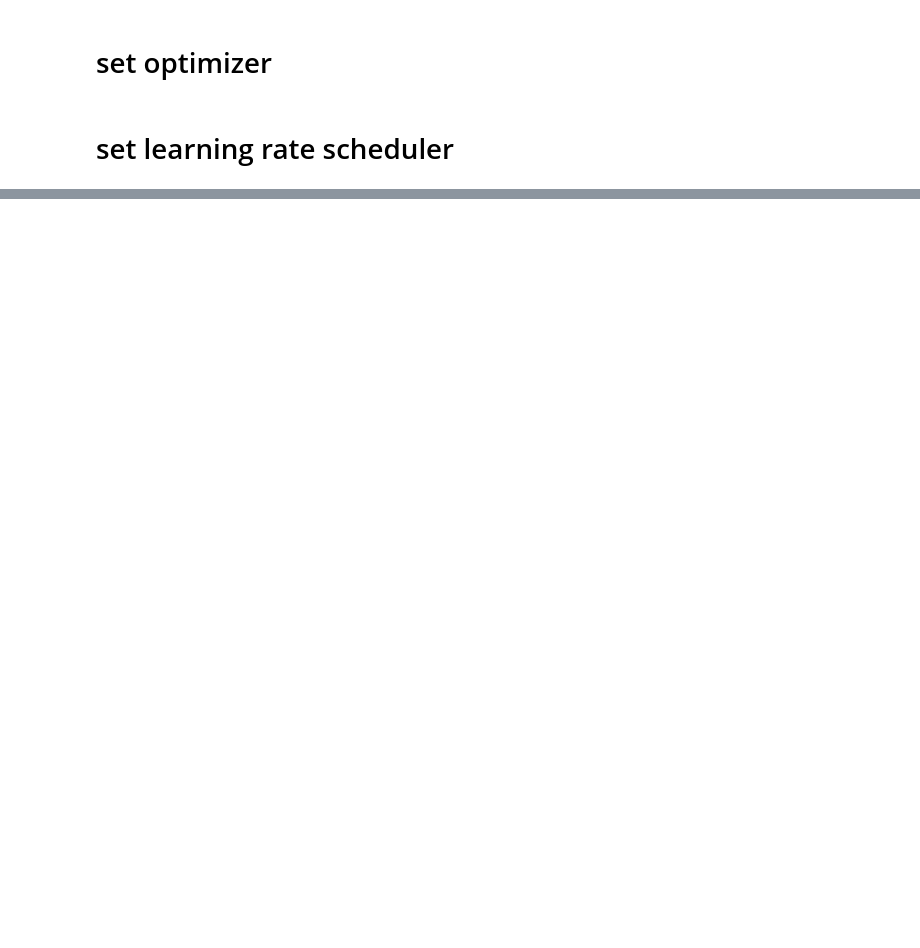
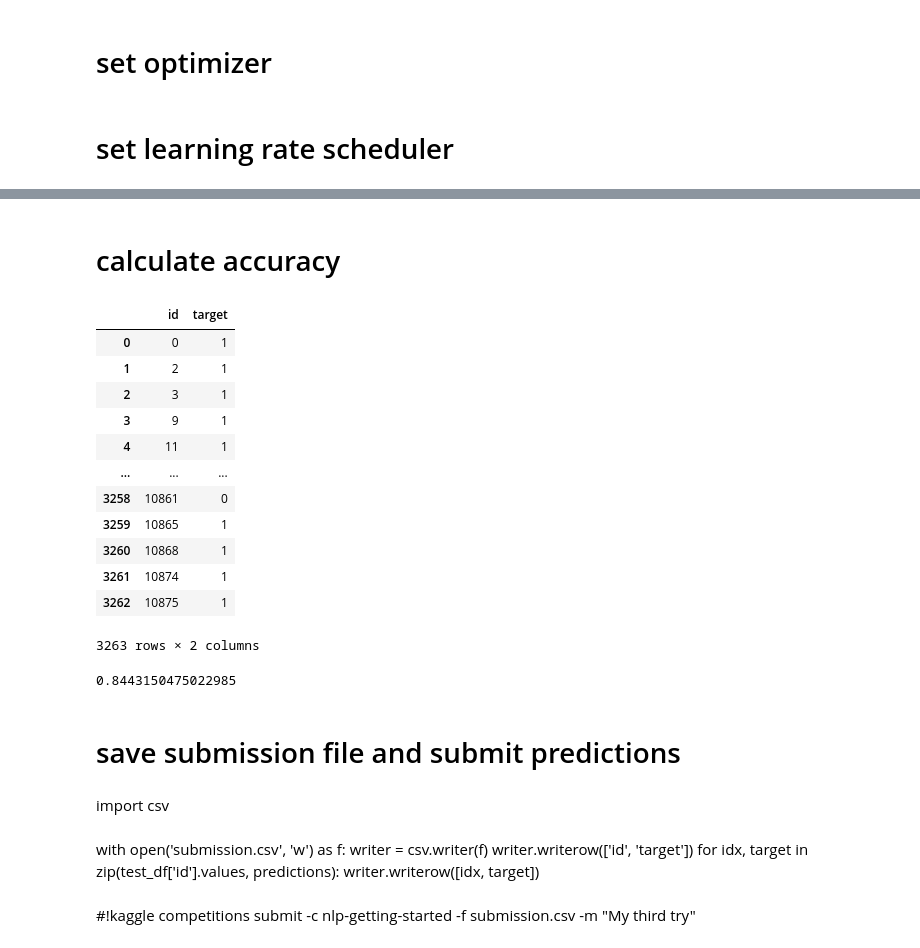
Before and after one commit to lamttic/kaggle, a Jupyter notebook: nlp_with_disaster_tweets/disaster_tweets.ipynb, the cells around one changed output, grey strips where cells are left out. Saved outputs shown, nothing was run; the diff lists cells and outputs as text; code cells hidden in the pictures; blank space fills up the shorter version.

```diff
--- a/nlp_with_disaster_tweets/disaster_tweets.ipynb
+++ b/nlp_with_disaster_tweets/disaster_tweets.ipynb
@@ -519,0 +355,36 @@ import pandas_profiling
+# %% [markdown]
+# calculate accuracy
+# %%
+correct_df = pd.read_csv('submission.csv')
+# %%
+correct_df
+# %% [output]
+|  | id | target |
+| 0 | 0 | 1 |
+| 1 | 2 | 1 |
+| 2 | 3 | 1 |
+| 3 | 9 | 1 |
+| 4 | 11 | 1 |
+| ... | ... | ... |
+| 3258 | 10861 | 0 |
+| 3259 | 10865 | 1 |
+| 3260 | 10868 | 1 |
+| 3261 | 10874 | 1 |
+| 3262 | 10875 | 1 |
+3263 rows × 2 columns
+# %%
+correct_df[correct_df['target'].values == predictions].shape[0] / correct_df.shape[0]
+# %% [output]
+0.8443150475022985
+# %% [markdown]
+# save submission file and submit predictions
+# %% [markdown]
+import csv
+# %% [markdown]
+with open('submission.csv', 'w') as f:
+    writer = csv.writer(f)
+    writer.writerow(['id', 'target'])
+    for idx, target in zip(test_df['id'].values, predictions):
+        writer.writerow([idx, target])
+# %% [markdown]
+#!kaggle competitions submit -c nlp-getting-started -f submission.csv -m "My third try"
```
Also changed, not shown: parts of 22 cells of this notebook.
